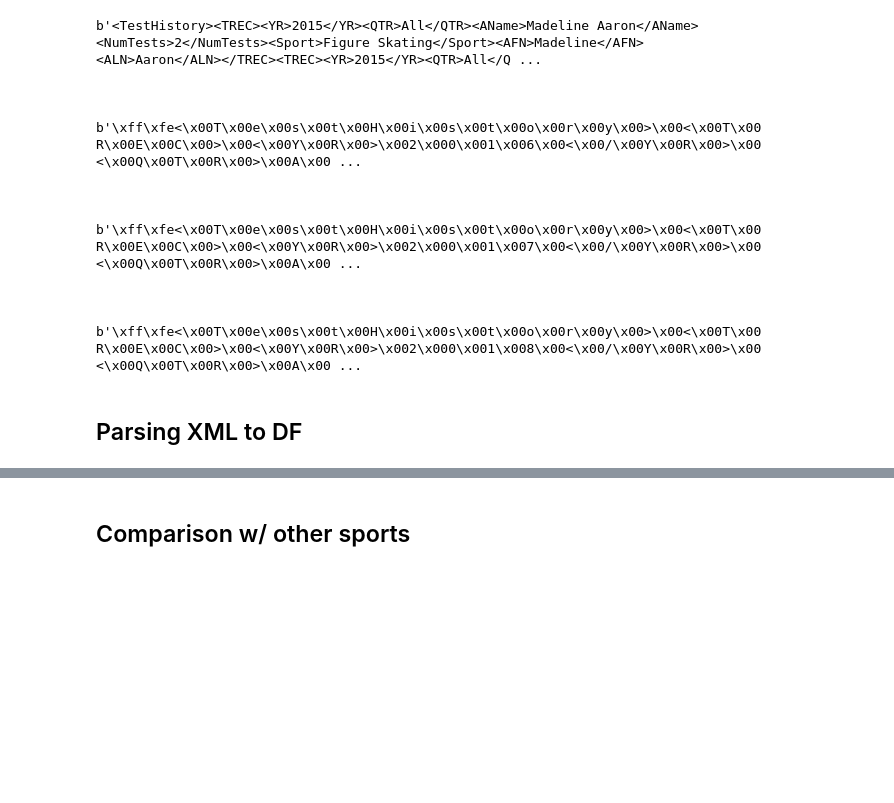
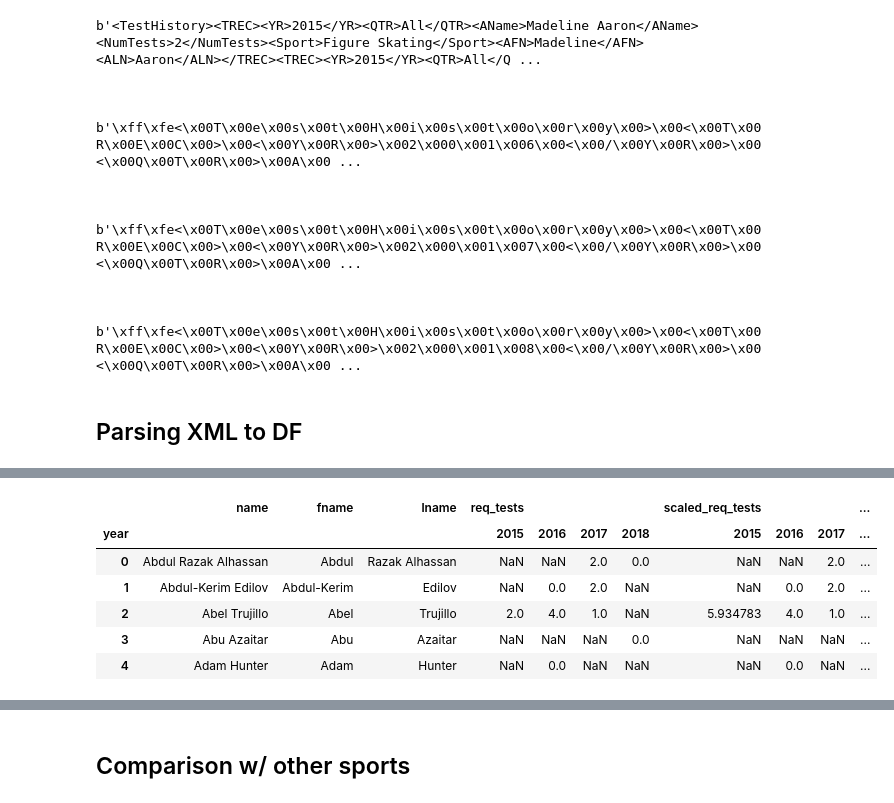
Before and after one commit to Hmamin/usada, a Jupyter notebook: usada_fixed.ipynb, the cells around one changed output, grey strips where cells are left out. Saved outputs shown, nothing was run; the diff lists cells and outputs as text; code cells hidden in the pictures; blank space fills up the shorter version.

```diff
--- a/usada_fixed.ipynb
+++ b/usada_fixed.ipynb
@@ -157,3 +158,16 @@ print(sports.head())
 2   Stephen     Abas          Wrestling      1  2015
 3     Mason  Abbiate  Paralympic Soccer      1  2015
 4    Jeremy   Abbott     Figure Skating      1  2015
+# %%
+# Trying to spread columns into new df (experimenting).
+mma_spread = mma.pivot_table(index=['name', 'fname', 'lname'], columns='year',
+     values=['tests', 'scaled_tests', 'req_tests', 'scaled_req_tests']).reset_index()
+mma_spread.head()
+# %% [output]
+|  | name | fname | lname | req_tests |  |  |  | scaled_req_tests |  |  | ... |
+| year |  |  |  | 2015 | 2016 | 2017 | 2018 | 2015 | 2016 | 2017 | ... |
+| 0 | Abdul Razak Alhassan | Abdul | Razak Alhassan | NaN | NaN | 2.0 | 0.0 | NaN | NaN | 2.0 | ... |
+| 1 | Abdul-Kerim Edilov | Abdul-Kerim | Edilov | NaN | 0.0 | 2.0 | NaN | NaN | 0.0 | 2.0 | ... |
+| 2 | Abel Trujillo | Abel | Trujillo | 2.0 | 4.0 | 1.0 | NaN | 5.934783 | 4.0 | 1.0 | ... |
+| 3 | Abu Azaitar | Abu | Azaitar | NaN | NaN | NaN | 0.0 | NaN | NaN | NaN | ... |
+| 4 | Adam Hunter | Adam | Hunter | NaN | 0.0 | NaN | NaN | NaN | 0.0 | NaN | ... |
```
Also changed, not shown: parts of 14 cells of this notebook.
